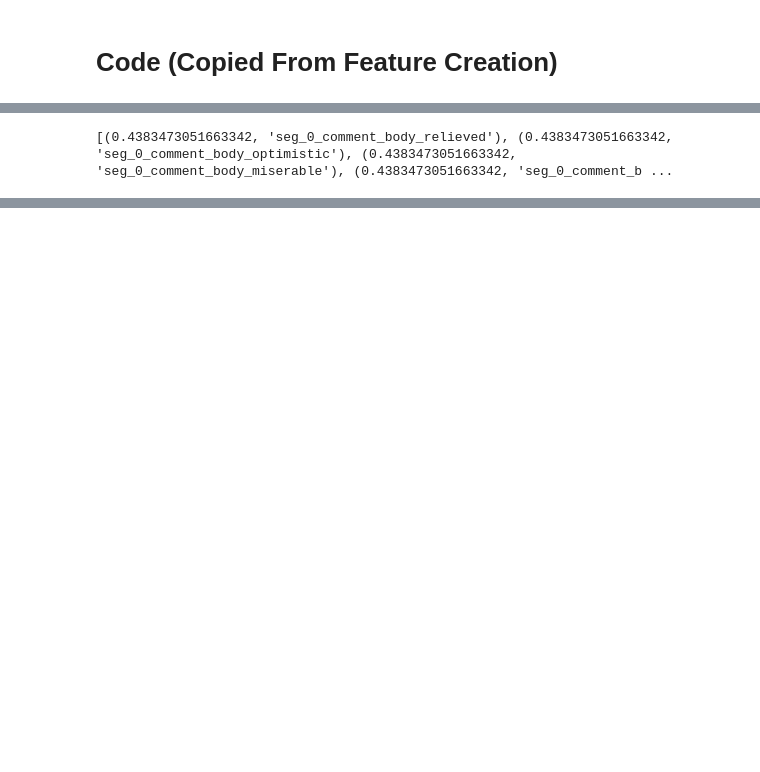
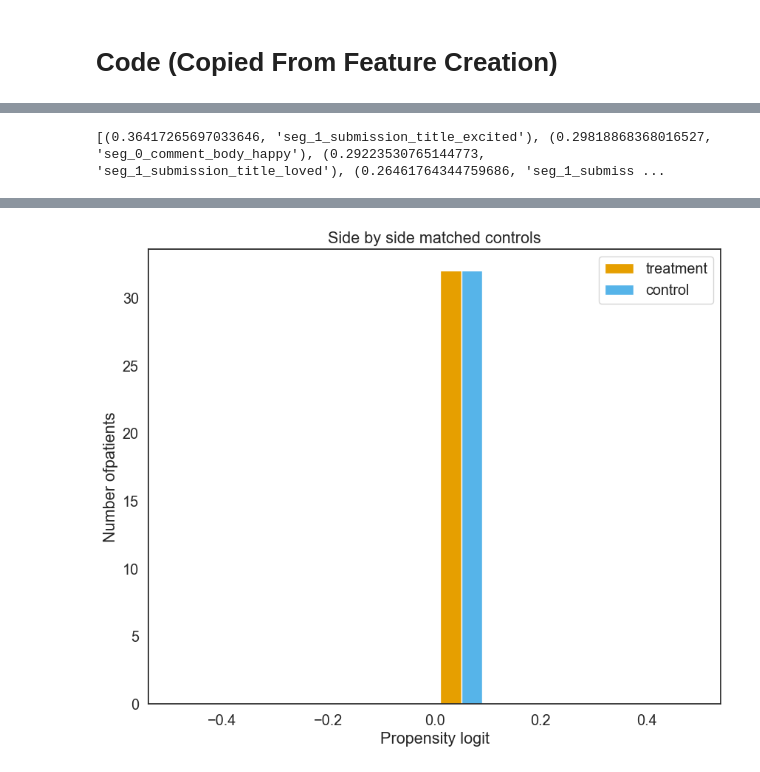
Before and after one commit to jellyfish45/Reddit-Crawler-Data, a Jupyter notebook: GroupComparison/user_comparison_std_mean_diff.ipynb, the cells around one changed output, grey strips where cells are left out. Cells and saved outputs as stored; diff of their text form; code cells hidden in the pictures; blank space fills up the shorter version.

```diff
--- a/GroupComparison/user_comparison_std_mean_diff.ipynb
+++ b/GroupComparison/user_comparison_std_mean_diff.ipynb
@@ -370,6 +366,7 @@ print(r.all_data_keys)
 control = [Redditor(redditor_dict, comment_dict, submission_dict, c, int(time.mktime(FIRST_CONSIDER_DATE.timetuple())), int(time.mktime(CONTROL_DATE.timetuple())) ) for c in control_group]
 treat = [Redditor(redditor_dict, comment_dict, submission_dict, t, int(time.mktime(FIRST_CONSIDER_DATE.timetuple())), int(time.mktime(CONTROL_DATE.timetuple())) )for t in treatment_group]
 # %%
+# https://ethen8181.github.io/machine-learning/ab_tests/causal_inference/matching.html
 _keys = control[0].all_data_keys
 epsilon = 0.000000001
 control_data = np.array([c.all_data for c in control])
@@ -378,13 +375,78 @@ treatment_data = np.array([t.all_data for t in treat])
 c_std = np.std(control_data, axis =0)
 t_std = np.std(treatment_data, axis=0)
 
-diff = np.mean(treatment_data, axis=0) - np.mean(control_data, axis=0)
-smd = diff/ (epsilon + np.sqrt( (np.square(c_std) + np.square(t_std)/2)) )
+treat_mean = np.mean(treatment_data, axis=0)
+control_mean= np.mean(control_data, axis=0)
+diff = treat_mean - control_mean
+smd = diff/ (epsilon + np.sqrt( (np.square(c_std) + np.square(t_std))/2) )
 
 all_values = smd.tolist()
 all_pairs = [(abs(off_val), name) for off_val, name in zip(all_values, _keys)]
 all_pairs.sort(reverse=True)
 
-print(all_pairs)
+# print(all_pairs)
+all_sig_bad_pairs = [i for i in all_pairs if i[0] > 0.2]
+print(all_sig_bad_pairs)
 # %% [output]
-[(0.4383473051663342, 'seg_0_comment_body_relieved'), (0.4383473051663342, 'seg_0_comment_body_optimistic'), (0.4383473051663342, 'seg_0_comment_body_miserable'), (0.4383473051663342, 'seg_0_comment_b ...
+[(0.36417265697033646, 'seg_1_submission_title_excited'), (0.29818868368016527, 'seg_0_comment_body_happy'), (0.29223530765144773, 'seg_1_submission_title_loved'), (0.26461764344759686, 'seg_1_submiss ...
+# %%
+#import propensity score and run it
+from psmpy import PsmPy
+import pandas as pd
+
+keys = control[0].all_data_keys
+
+
+control_df = pd.DataFrame( (control_data - treat_mean)/(t_std+epsilon))
+control_df.columns = keys
+control_df["unique_id"] = np.array([i for i in range(len(control_group))],dtype=float)
+control_df["is_treatment"] = np.array([0 for i in range(len(control_group))],dtype=float)
+
+control_df = control_df.loc[:,~control_df.columns.duplicated()]
+# treatment_df.head()
+
+treatment_df = pd.DataFrame( (treatment_data-treat_mean)/(epsilon+t_std))
+treatment_df.columns = keys
+treatment_df["unique_id"] = np.array([len(control_group)+1+ i for i in range(len(treatment_group))],dtype=float)#control_group #again misnamed
+#seperate control by treatment - id shuld have one additional space btw
+treatment_df["is_treatment"] = np.array([1 for i in range(len(treatment_group))])
+
+treatment_df = treatment_df.loc[:,~treatment_df.columns.duplicated()]
+
+
+combined_df = pd.concat((treatment_df, control_df))
+
+
+from psmpy import PsmPy
+import pandas.api.types as ptypes
+import warnings
+
+psm = PsmPy(combined_df, treatment = "is_treatment", indx="unique_id")
+
+print(psm.treatmentdf.shape)
+print(psm.controldf.shape)
+with warnings.catch_warnings():
+    warnings.simplefilter("ignore")
+    psm.logistic_ps(balance = False)
+
+psm.knn_matched(matcher='propensity_logit', replacement=False, caliper=None, drop_unmatched=True)
+
+# psm.predicted_data.display
+with pd.option_context('display.max_rows', None, 'display.max_columns', None):  # more options can be specified also
+    print(psm.predicted_data[["propensity_logit", "is_treatment"]])
+
+import matplotlib.pyplot as plt
+
+psm.effect_size_plot()
+plt.clf()
+psm.plot_match(Title='Side by side matched controls', Ylabel='Number ofpatients', Xlabel= 'Propensity logit', names = ['treatment', 'control'], colors=['#E69F00', '#56B4E9'] ,save=False)
+
+#this one calculates effect size so have to display it
+
+effect_size = psm.effect_size
+effect_size = effect_size[effect_size["matching"] == "before"][["Variable", "Effect Size"]]
+# psm.effect_size.filter()
+
+effect_dict = dict(zip(effect_size["Variable"], effect_size["Effect Size"]))
+print("effect dict is ", effect_dict)
+# %% [output]
@@ -391,3 +470,4 @@ print(all_pairs)
+[figure, added]
 # %%
 #list of all invlaids
 all_bad_cnt = 0
```
Also changed, not shown: parts of 10 cells of this notebook, 14 other files.
